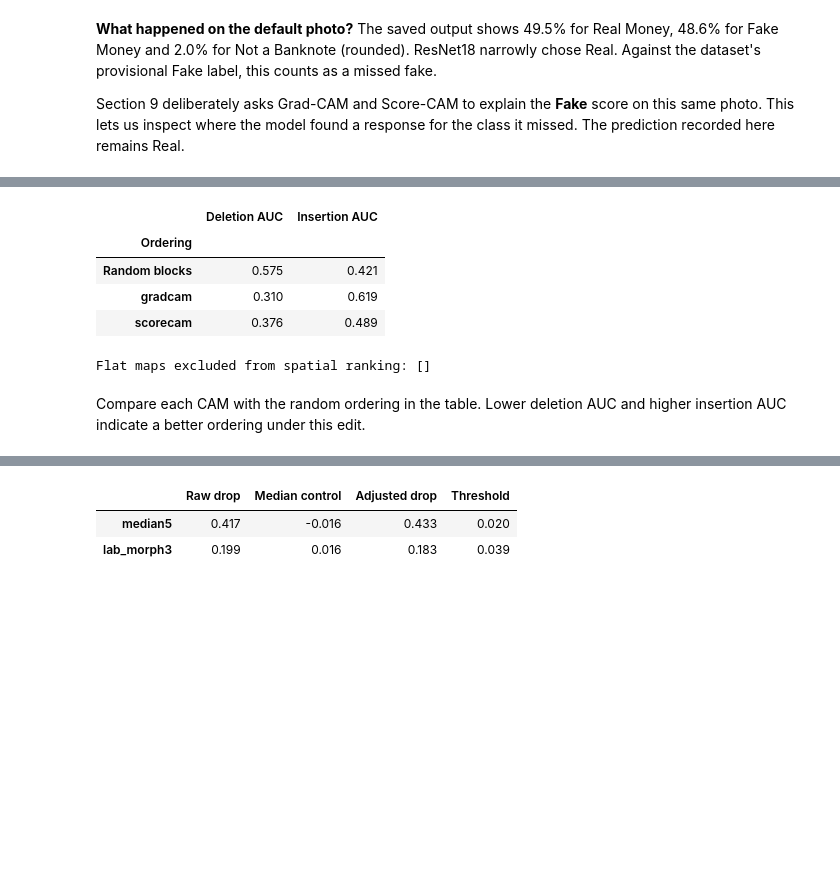
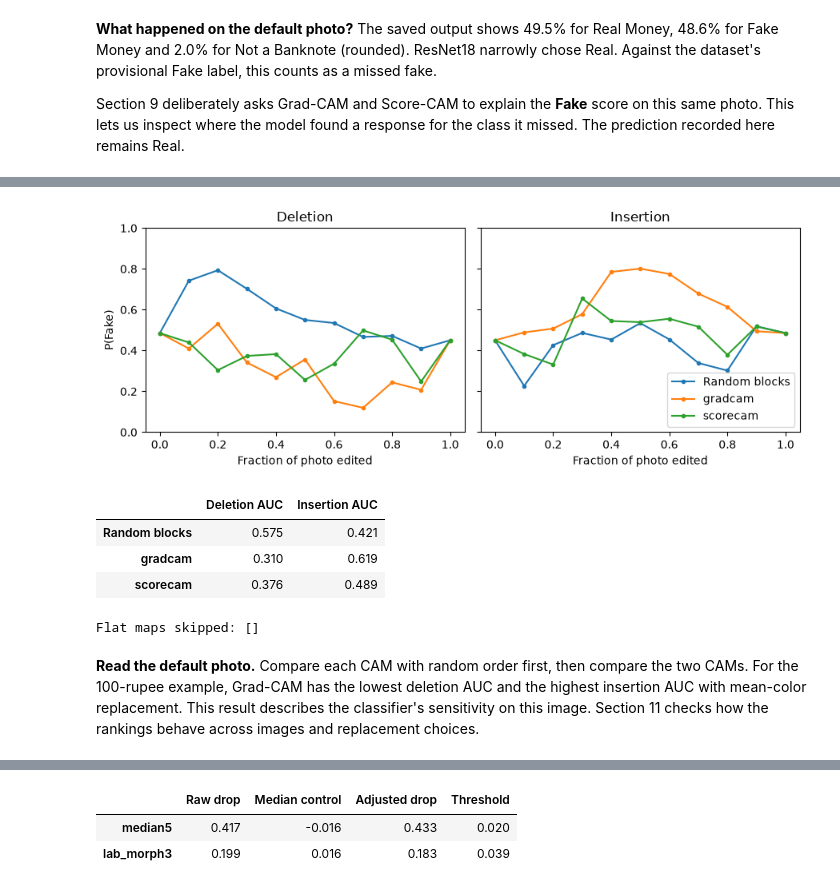
Before and after one commit to exileheadgrz/fakeBankNoteDetection, a Jupyter notebook: moneyDetectionFlassfier.ipynb, the cells around one changed output, grey strips where cells are left out. Saved outputs shown, nothing was run; the diff lists cells and outputs as text; code cells hidden in the pictures; blank space fills up the shorter version.

```diff
--- a/moneyDetectionFlassfier.ipynb
+++ b/moneyDetectionFlassfier.ipynb
@@ -1055,0 +1065,12 @@ def random_pixels(blocks, image_sha256, repeat, seed):
+# %%
+def make_replacement(x, geometry, baseline, blur_kernel, blur_sigma):
+    replacement = x.detach().clone()
+    left, top, right, bottom = geometry["content_box_xyxy"]
+    content = replacement[0, :, top:bottom, left:right]
+    if baseline == "mean":
+        content.zero_()
+    elif baseline == "blur":
+        rgb = content.permute(1, 2, 0).cpu().numpy()
+        blurred = cv2.GaussianBlur(rgb, (blur_kernel, blur_kernel), blur_sigma)
+        content.copy_(torch.from_numpy(blurred).permute(2, 0, 1))
+    return replacement
@@ -1096,29 +1115,33 @@ def deletion_insertion_auc(model, x, replacement, pixel_order, fractions,
 # %%
 blocks = make_blocks(valid, 16)
 replacement = make_replacement(x, geometry, "mean", 31, 10)
 reference = score_batches(cam_model, replacement, 16)
 fractions = np.linspace(0, 1, 11)
-random_order = random_pixels(blocks, file_sha256(IMAGE), 0, 42)
-
-orders = {"Random blocks": random_order}
+orders = {"Random blocks": random_pixels(blocks, file_sha256(IMAGE), 0, 42)}
 for method in METHODS:
     if not flat[method]:
         orders[method] = ranked_pixels(heatmaps[method], blocks)
 
-auc_rows = []
+fig, axes = plt.subplots(1, 2, figsize=(9, 3.5), sharey=True)
+areas = {}
 for method, order in orders.items():
-    deletion, insertion = deletion_insertion_auc(
-        cam_model, x, replacement, order, fractions, original, reference, 0, 16
-    )
-    auc_rows.append({"Ordering": method, "Deletion AUC": deletion, "Insertion AUC": insertion})
-display(pd.DataFrame(auc_rows).set_index("Ordering").round(3))
-print("Flat maps excluded from spatial ranking:", [m for m in METHODS if flat[m]])
+    curves = edit_curves(cam_model, x, replacement, order, fractions, original, reference, 0, 16)
+    areas[method] = curve_areas(curves)
+    for ax, column in zip(axes, curves):
+        ax.plot(curves.index, curves[column], marker=".", label=method)
+        ax.set(title=column, xlabel="Fraction of photo edited", ylim=(0, 1))
+axes[0].set_ylabel("P(Fake)")
+axes[1].legend()
+fig.tight_layout()
+plt.show()
+display(pd.DataFrame.from_dict(areas, orient="index", columns=["Deletion AUC", "Insertion AUC"]).round(3))
+print("Flat maps skipped:", [m for m in METHODS if flat[m]])
 # %% [output]
+[figure, added]
 |  | Deletion AUC | Insertion AUC |
-| Ordering |  |  |
 | Random blocks | 0.575 | 0.421 |
 | gradcam | 0.310 | 0.619 |
 | scorecam | 0.376 | 0.489 |
-Flat maps excluded from spatial ranking: []
+Flat maps skipped: []
 # %% [markdown]
-Compare each CAM with the random ordering in the table. Lower deletion AUC and higher insertion AUC indicate a better ordering under this edit.
+**Read the default photo.** Compare each CAM with random order first, then compare the two CAMs. For the 100-rupee example, Grad-CAM has the lowest deletion AUC and the highest insertion AUC with mean-color replacement. This result describes the classifier's sensitivity on this image. Section 11 checks how the rankings behave across images and replacement choices.
```
Also changed, not shown: parts of 67 cells of this notebook.
